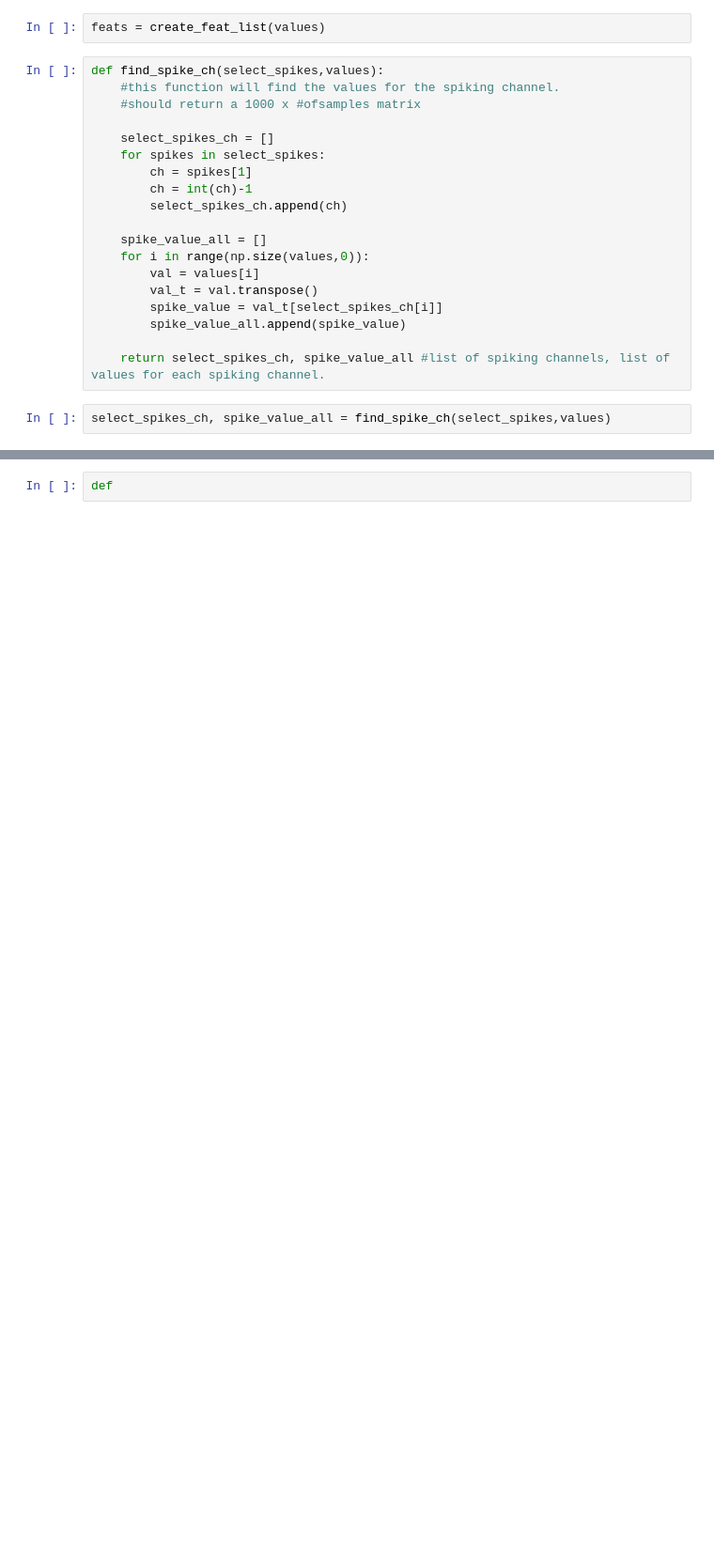
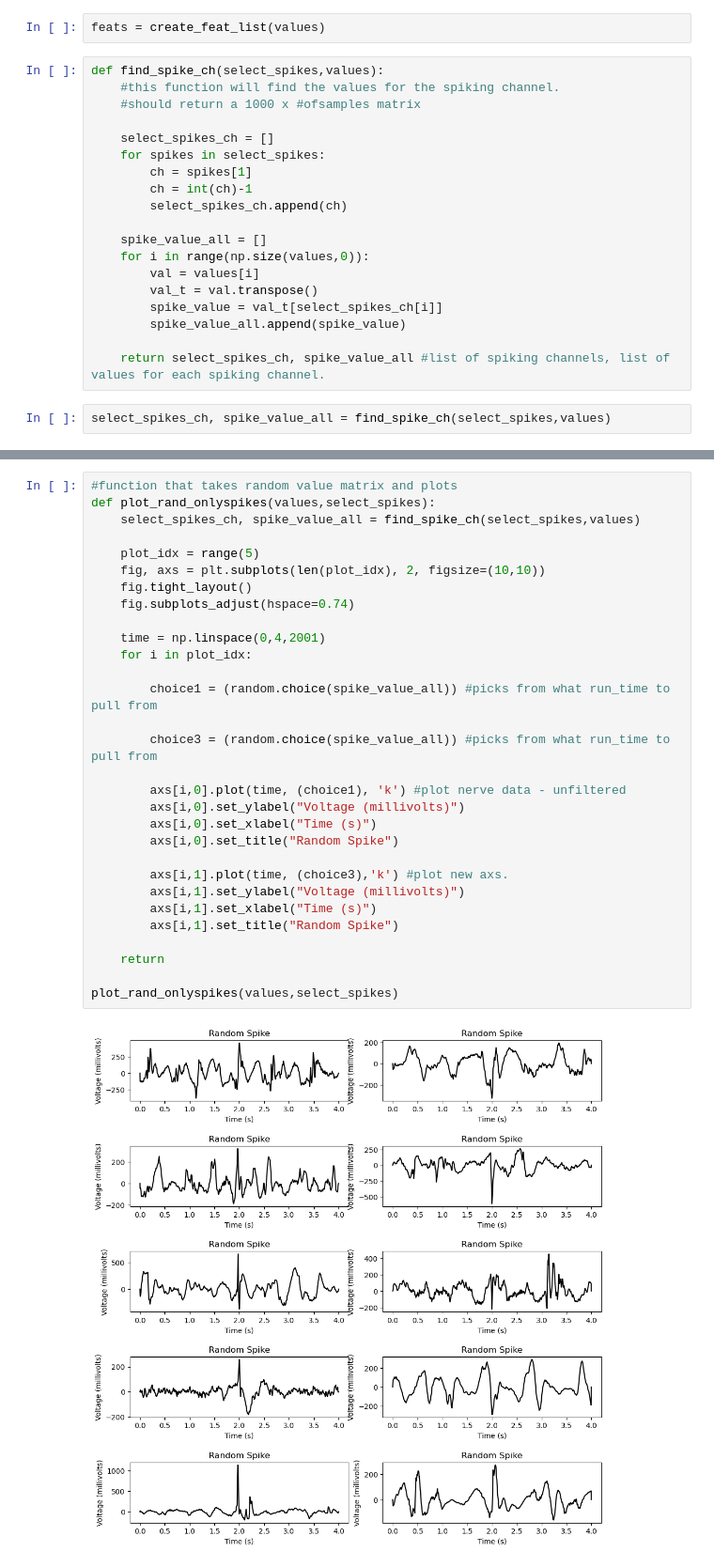
Before and after one commit to carlosaaguila/Interictal_Spike_Analysis, a Jupyter notebook: HUMAN/working_feat_extract_code/feat_extract_1.ipynb, the cells around one changed output, grey strips where cells are left out. Shown at 94% size. Cells and saved outputs as stored; diff of their text form; blank space fills up the shorter version.

Commit message:
random_spike function

```diff
--- a/HUMAN/working_feat_extract_code/feat_extract_1.ipynb
+++ b/HUMAN/working_feat_extract_code/feat_extract_1.ipynb
@@ -224,2 +226,32 @@ print(np.shape(spike_value_all))
-# %%
-def
+# %%
+#function that takes random value matrix and plots
+def plot_rand_onlyspikes(values,select_spikes):
+    select_spikes_ch, spike_value_all = find_spike_ch(select_spikes,values)
+
+    plot_idx = range(5)
+    fig, axs = plt.subplots(len(plot_idx), 2, figsize=(10,10))
+    fig.tight_layout()
+    fig.subplots_adjust(hspace=0.74)
+
+    time = np.linspace(0,4,2001)
+    for i in plot_idx:
+
+        choice1 = (random.choice(spike_value_all)) #picks from what run_time to pull from
+
+        choice3 = (random.choice(spike_value_all)) #picks from what run_time to pull from
+
+        axs[i,0].plot(time, (choice1), 'k') #plot nerve data - unfiltered
+        axs[i,0].set_ylabel("Voltage (millivolts)")
+        axs[i,0].set_xlabel("Time (s)")
+        axs[i,0].set_title("Random Spike")
+
+        axs[i,1].plot(time, (choice3),'k') #plot new axs.
+        axs[i,1].set_ylabel("Voltage (millivolts)")
+        axs[i,1].set_xlabel("Time (s)")
+        axs[i,1].set_title("Random Spike")
+
+    return
+
+plot_rand_onlyspikes(values,select_spikes)
+# %% [output]
+[figure, added]
```
Also changed, not shown: parts of 1 cell of this notebook.
